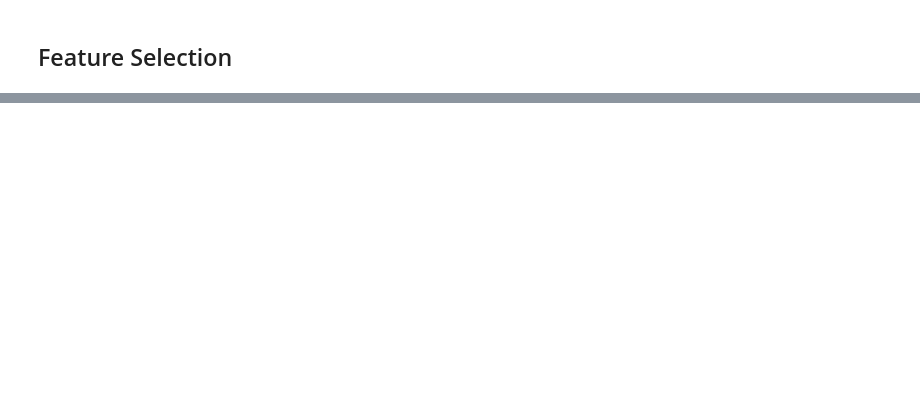
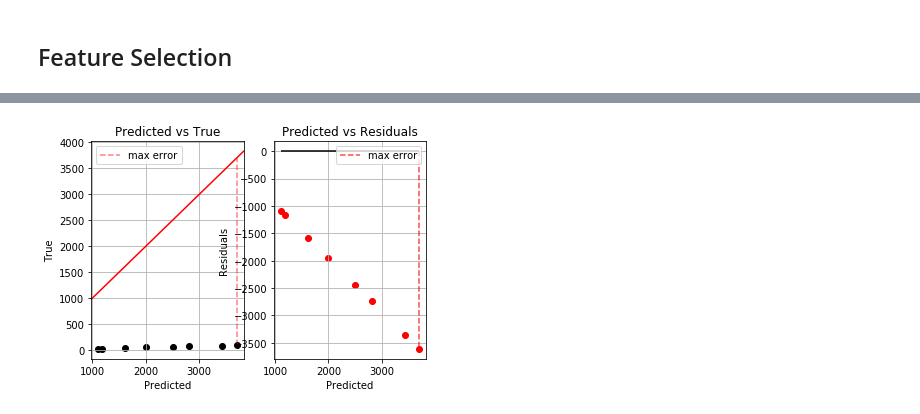
Before and after one commit to gympohnpimol/The-Sparks-Foundation, a Jupyter notebook: Task2/Prediction using Supervised ML.ipynb, the cells around one changed output, grey strips where cells are left out. Cells and saved outputs as stored; diff of their text form; code cells hidden in the pictures; blank space fills up the shorter version.

```diff
--- a/Task2/Prediction using Supervised ML.ipynb
+++ b/Task2/Prediction using Supervised ML.ipynb
@@ -224,0 +254,8 @@ plt.show()
+# %%
+## train
+model.fit(X_train, y_train)
+
+## test
+predicted = model.predict(X_test)
+predicted = scalerY.inverse_transform(
+                    predicted.reshape(-1,1)).reshape(-1)
@@ -224,0 +286,22 @@ plt.show()
+# %%
+## Plot predicted vs true
+fig, ax = plt.subplots(nrows=1, ncols=2)
+from statsmodels.graphics.api import abline_plot
+ax[0].scatter(predicted, y_test, color="black")
+abline_plot(intercept=0, slope=1, color="red", ax=ax[0])
+ax[0].vlines(x=max_pred, ymin=max_true, ymax=max_true-max_error, color="red", ls="--", alpha=0.5, label="max error")
+ax[0].grid(True)
+ax[0].set(xlabel="Predicted", ylabel="True", title="Predicted vs True")
+ax[0].legend()
+
+## Plot predicted vs residuals
+ax[1].scatter(predicted, residuals, color="red")
+ax[1].vlines(x=max_pred, ymin=0, ymax=max_error, color="red",
+            ls="--", alpha=0.7, label="max error")
+ax[1].grid(True)
+ax[1].set(xlabel="Predicted", ylabel="Residuals", title="Predicted vs Residuals")
+ax[1].hlines(y=0, xmin=np.min(predicted), xmax=np.max(predicted))
+ax[1].legend()
+plt.show()
+# %% [output]
+[figure, added]
```
Also changed, not shown: parts of 29 cells of this notebook.
